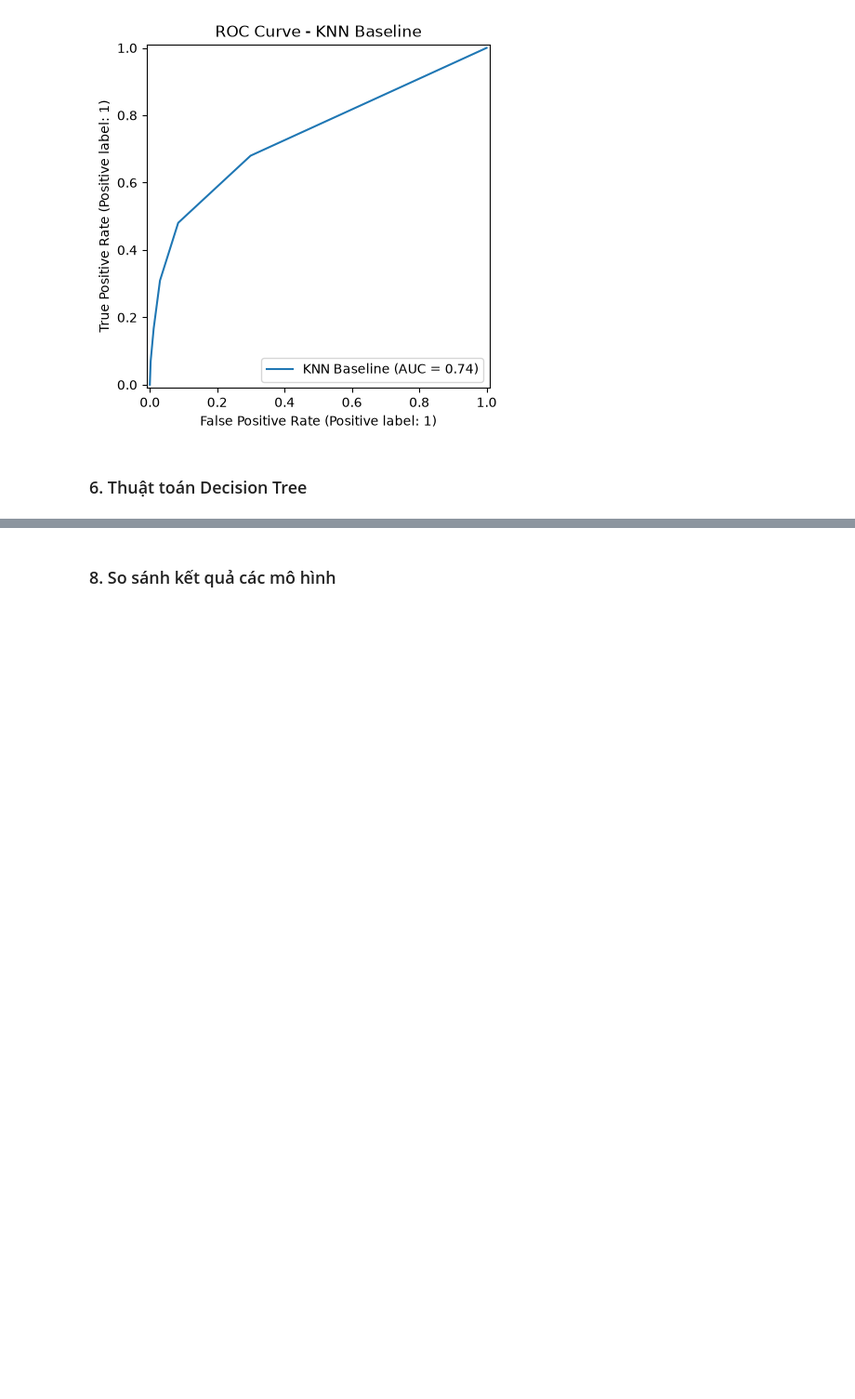
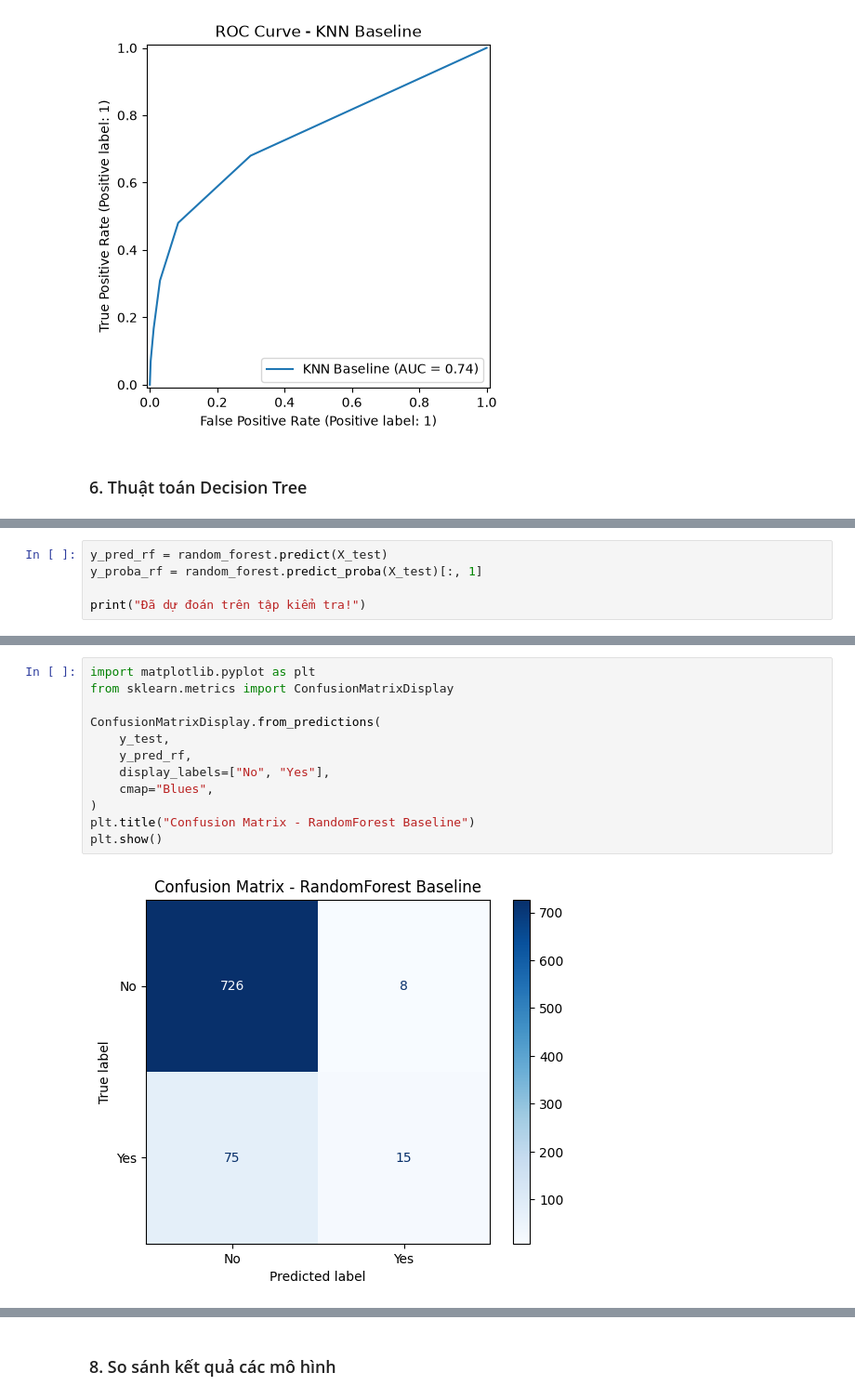
Before and after one commit to QuiBao47/MayHoc_Nhom, a Jupyter notebook: Đồ án cuối kỳ/Bank_Marketing.ipynb, the cells around one changed output, grey strips where cells are left out. Shown at 93% size. Drawn from its saved outputs; the diff is of its cells as text; blank space fills up the shorter version.

```diff
--- a/Đồ án cuối kỳ/Bank_Marketing.ipynb
+++ b/Đồ án cuối kỳ/Bank_Marketing.ipynb
@@ -438,0 +393,5 @@ dtype: float64
+# %%
+y_pred_rf = random_forest.predict(X_test)
+y_proba_rf = random_forest.predict_proba(X_test)[:, 1]
+
+print("Đã dự đoán trên tập kiểm tra!")
@@ -438,0 +420,14 @@ dtype: float64
+# %%
+import matplotlib.pyplot as plt
+from sklearn.metrics import ConfusionMatrixDisplay
+
+ConfusionMatrixDisplay.from_predictions(
+    y_test,
+    y_pred_rf,
+    display_labels=["No", "Yes"],
+    cmap="Blues",
+)
+plt.title("Confusion Matrix - RandomForest Baseline")
+plt.show()
+# %% [output]
+[figure, added]
```
Also changed, not shown: parts of 11 cells of this notebook.
